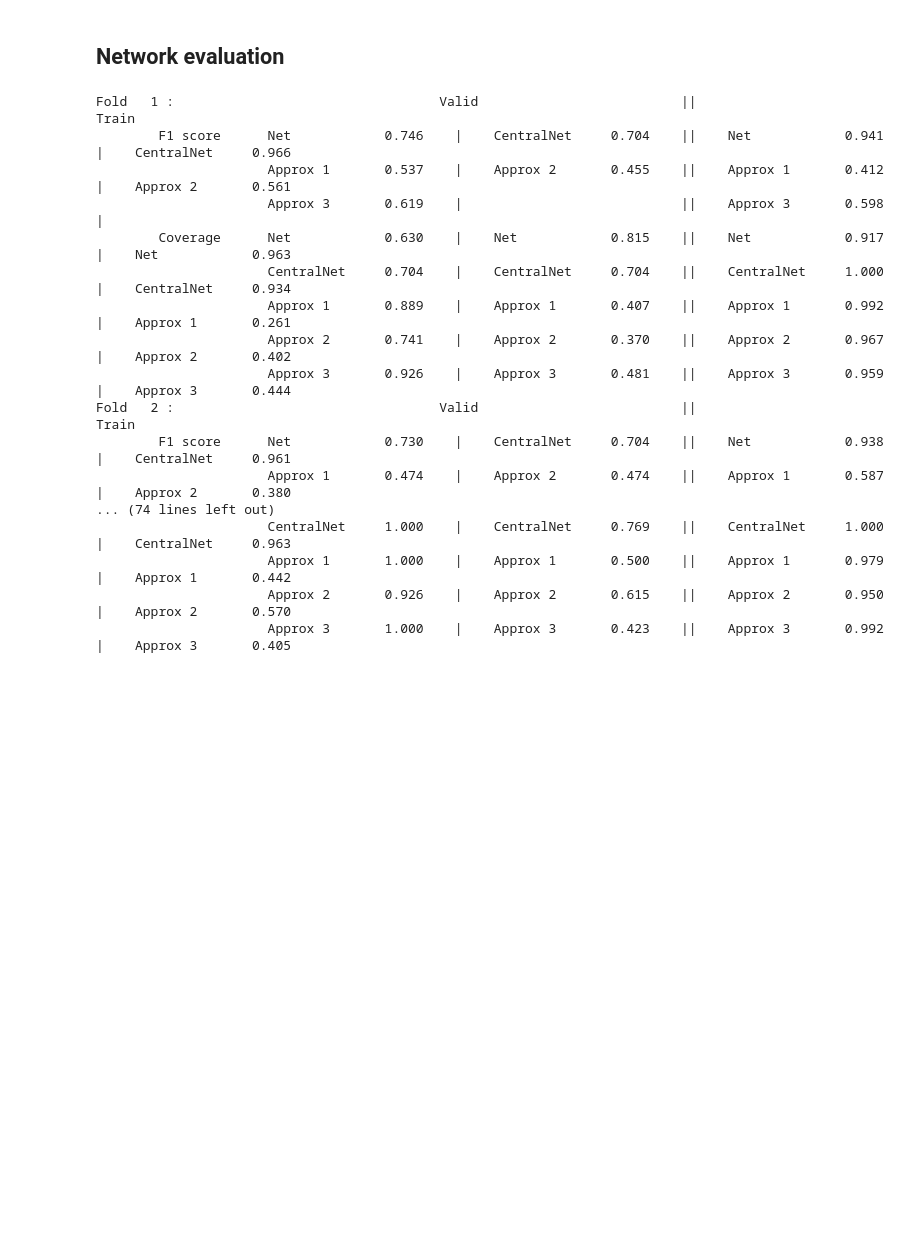
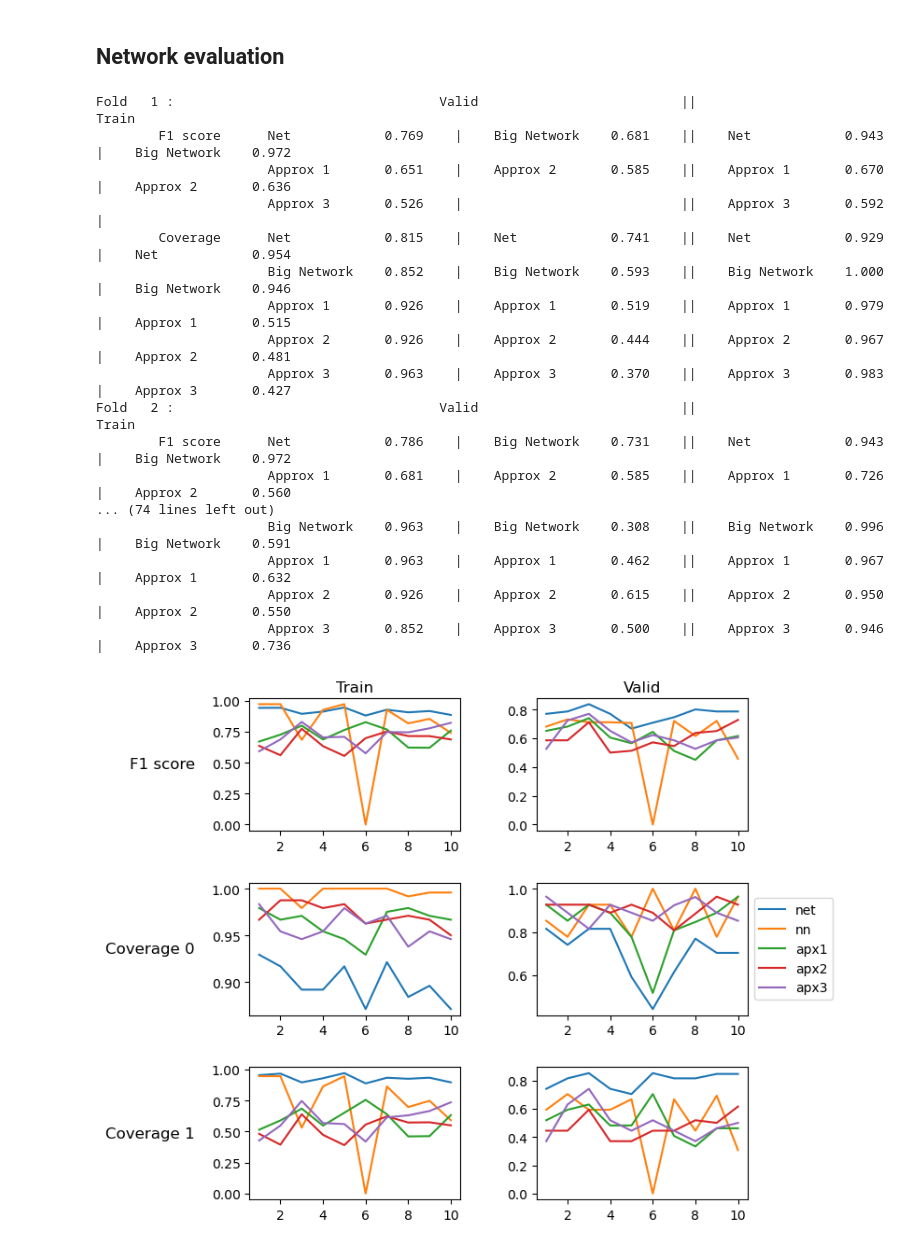
Before and after one commit to mbrassart001/bounding_ML_decision, a Jupyter notebook: derivate_layer.ipynb, the cells around one changed output. Cells and saved outputs as stored; diff of their text form; code cells hidden in the pictures; blank space fills up the shorter version.

Commit message:
folds results on plot

```diff
--- a/derivate_layer.ipynb
+++ b/derivate_layer.ipynb
@@ -185,7 +186,8 @@ optimizer = Adam(model.parameters(), lr=1e-2, weight_decay=1e-6)
 model.net.nets.register_forward_hook(get_intermediate_outputs("parallel_out"))
 hook_label = lambda y_train, y_test : model.net.or_.register_forward_pre_hook(true_label_for_backward(y_train, y_test))
 
-skf = model_selection.StratifiedKFold(n_splits=10, shuffle=True, random_state=104)
+num_folds = 10
+skf = model_selection.StratifiedKFold(n_splits=num_folds, shuffle=True, random_state=104)
 bnet_split_res = cross_valid(x_data, y_data, model, criterion, optimizer, skf, hook_label, max_epoch=500)
 
 nn_children = [name for name, _ in model.net.nets.named_children()]
@@ -240,22 +242,53 @@ for i, (train_pred, train_true, valid_pred, valid_true) in enumerate(bnet_split_
         sep='\n')
 # %% [output]
 Fold   1 :                                  Valid                          ||                          Train
-        F1 score      Net            0.746    |    CentralNet     0.704    ||    Net            0.941    |    CentralNet     0.966
-                      Approx 1       0.537    |    Approx 2       0.455    ||    Approx 1       0.412    |    Approx 2       0.561
-                      Approx 3       0.619    |                            ||    Approx 3       0.598    |
-        Coverage      Net            0.630    |    Net            0.815    ||    Net            0.917    |    Net            0.963
-                      CentralNet     0.704    |    CentralNet     0.704    ||    CentralNet     1.000    |    CentralNet     0.934
-                      Approx 1       0.889    |    Approx 1       0.407    ||    Approx 1       0.992    |    Approx 1       0.261
-                      Approx 2       0.741    |    Approx 2       0.370    ||    Approx 2       0.967    |    Approx 2       0.402
-                      Approx 3       0.926    |    Approx 3       0.481    ||    Approx 3       0.959    |    Approx 3       0.444
+        F1 score      Net            0.769    |    Big Network    0.681    ||    Net            0.943    |    Big Network    0.972
+                      Approx 1       0.651    |    Approx 2       0.585    ||    Approx 1       0.670    |    Approx 2       0.636
+                      Approx 3       0.526    |                            ||    Approx 3       0.592    |
+        Coverage      Net            0.815    |    Net            0.741    ||    Net            0.929    |    Net            0.954
+                      Big Network    0.852    |    Big Network    0.593    ||    Big Network    1.000    |    Big Network    0.946
+                      Approx 1       0.926    |    Approx 1       0.519    ||    Approx 1       0.979    |    Approx 1       0.515
+                      Approx 2       0.926    |    Approx 2       0.444    ||    Approx 2       0.967    |    Approx 2       0.481
+                      Approx 3       0.963    |    Approx 3       0.370    ||    Approx 3       0.983    |    Approx 3       0.427
 Fold   2 :                                  Valid                          ||                          Train
-        F1 score      Net            0.730    |    CentralNet     0.704    ||    Net            0.938    |    CentralNet     0.961
-                      Approx 1       0.474    |    Approx 2       0.474    ||    Approx 1       0.587    |    Approx 2       0.380
+        F1 score      Net            0.786    |    Big Network    0.731    ||    Net            0.943    |    Big Network    0.972
+                      Approx 1       0.681    |    Approx 2       0.585    ||    Approx 1       0.726    |    Approx 2       0.560
 ... (74 lines left out)
-                      CentralNet     1.000    |    CentralNet     0.769    ||    CentralNet     1.000    |    CentralNet     0.963
-                      Approx 1       1.000    |    Approx 1       0.500    ||    Approx 1       0.979    |    Approx 1       0.442
-                      Approx 2       0.926    |    Approx 2       0.615    ||    Approx 2       0.950    |    Approx 2       0.570
-                      Approx 3       1.000    |    Approx 3       0.423    ||    Approx 3       0.992    |    Approx 3       0.405
+                      Big Network    0.963    |    Big Network    0.308    ||    Big Network    0.996    |    Big Network    0.591
+                      Approx 1       0.963    |    Approx 1       0.462    ||    Approx 1       0.967    |    Approx 1       0.632
+                      Approx 2       0.926    |    Approx 2       0.615    ||    Approx 2       0.950    |    Approx 2       0.550
+                      Approx 3       0.852    |    Approx 3       0.500    ||    Approx 3       0.946    |    Approx 3       0.736
+# %%
+fig, axs = plt.subplots(3,2)
+
+x_axis = list(range(1, num_folds+1))
+mtypeconv = {"f1score": 0, "coverage0": 1, "coverage1": 2}
+dtypeconv = {"train": 0, "valid": 1}
+for ((modelname, metrictype, dataset), metric) in dict_metrics.items():
+    ax = axs[mtypeconv[metrictype], dtypeconv[dataset]]
+    ax.plot(x_axis, metric, label=modelname)
+    # ax.set_ylim(0,1)
+
+axs[1,1].legend(loc='center left', bbox_to_anchor=(1, 0.5))
+
+cols = ["Train", "Valid"]
+rows = ["F1 score", "Coverage 0", "Coverage 1"]
+
+pad = 5
+for ax, col in zip(axs[0], cols):
+    ax.annotate(col, xy=(0.5, 1), xytext=(0, pad),
+                xycoords='axes fraction', textcoords='offset points',
+                size='large', ha='center', va='baseline')
+
+for ax, row in zip(axs[:,0], rows):
+    ax.annotate(row, xy=(0, 0.5), xytext=(-ax.yaxis.labelpad - pad, 0),
+                xycoords=ax.yaxis.label, textcoords='offset points',
+                size='large', ha='right', va='center')
+
+fig.tight_layout()
+fig.subplots_adjust(left=0, top=1.2)
+# %% [output]
+[figure, added]
 # %%
 df_metrics = pd.DataFrame.from_dict(dict_metrics, orient='index')
 mean_metrics = df_metrics.mean(axis=1)
```
Also changed, not shown: parts of 4 cells of this notebook.
